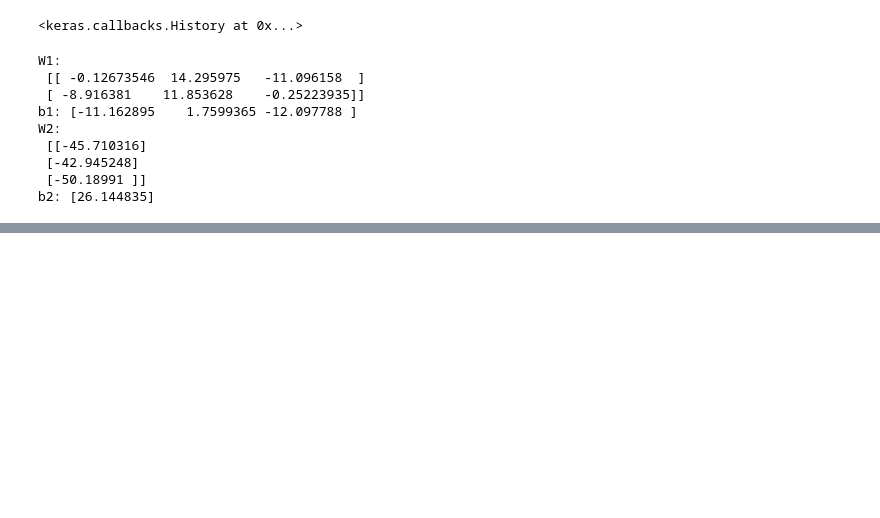
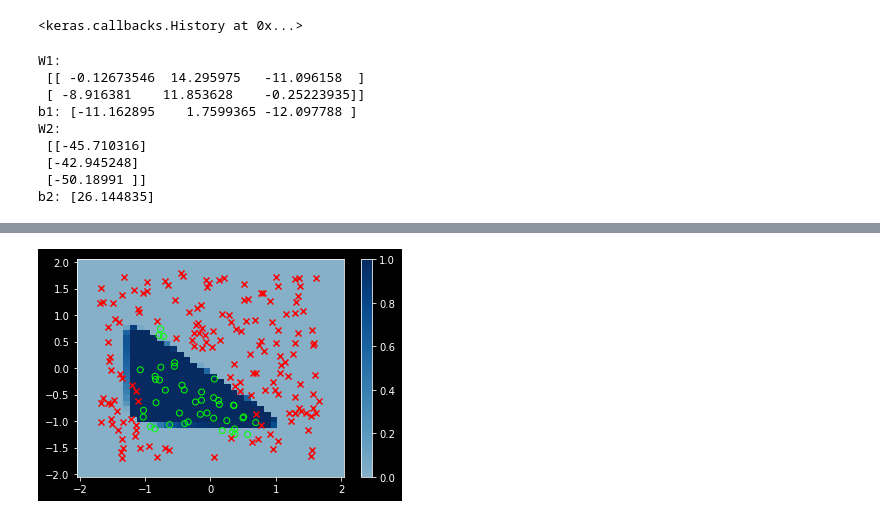
Before and after one commit to aq-amani/machine-learning, a Jupyter notebook: TensorFlow_simple_NN_binary_classification.ipynb, the cells around one changed output, grey strips where cells are left out. Saved outputs shown, nothing was run; the diff lists cells and outputs as text; code cells hidden in the pictures; blank space fills up the shorter version.

```diff
--- a/TensorFlow_simple_NN_binary_classification.ipynb
+++ b/TensorFlow_simple_NN_binary_classification.ipynb
@@ -171,2 +171,45 @@ plot_binary_classification_data(X_normalized, Y_train)
 [figure]
 [figure]
+# %%
+# Plot probabilities predicted by the NN
+#-----------------------------------------
+
+from matplotlib import cm
+import matplotlib.colors as colors
+
+
+def truncate_colormap(cmap, minval=0.0, maxval=1.0, n=100):
+    """ truncates color map """
+    new_cmap = colors.LinearSegmentedColormap.from_list(
+        'trunc({n},{a:.2f},{b:.2f})'.format(n=cmap.name, a=minval, b=maxval),
+        cmap(np.linspace(minval, maxval, n)))
+    return new_cmap
+
+x0  = np.linspace(-2, 2, 40)
+x1  = np.linspace(-2, 2, 40)
+
+X_meshed = np.array(np.meshgrid(x0, x1)).T.reshape(-1, 2)
+x0, x1 = np.meshgrid(x0, x1)
+pred = model.predict(X_meshed)
+Y_hat_grid = np.where(pred >=0.5, 1, 0)
+pred = pred.reshape(x0.shape)
+
+cmap = plt.get_cmap('Blues')
+cmap = truncate_colormap(cmap, 0.4)
+
+pcm = plt.pcolormesh(x0, x1, pred, cmap=cmap, norm=cm.colors.Normalize(vmin=0, vmax=1), alpha = 0.9, shading='nearest')
+cbar = plt.colorbar()
+
+X1_train = X_normalized[:,0] # First feature data
+X2_train = X_normalized[:,1] # Second feature data
+
+
+Y_hat_grid = Y_hat_grid.reshape(Y_hat_grid.shape[0])
+
+Y_train = Y_hat
+print(X1_train.shape, X2_train.shape, Y_hat_grid.shape)
+
+plt.scatter(X1_train[Y_train==1], X2_train[Y_train==1], marker = 'o', edgecolors='lime', facecolors='none')
+plt.scatter(X1_train[Y_train==0], X2_train[Y_train==0], marker = 'x', c='r')
+plt.show()
+# %% [output]
@@ -172,0 +218 @@ plot_binary_classification_data(X_normalized, Y_train)
+[figure, added]
```
Also changed, not shown: parts of 6 cells of this notebook.
